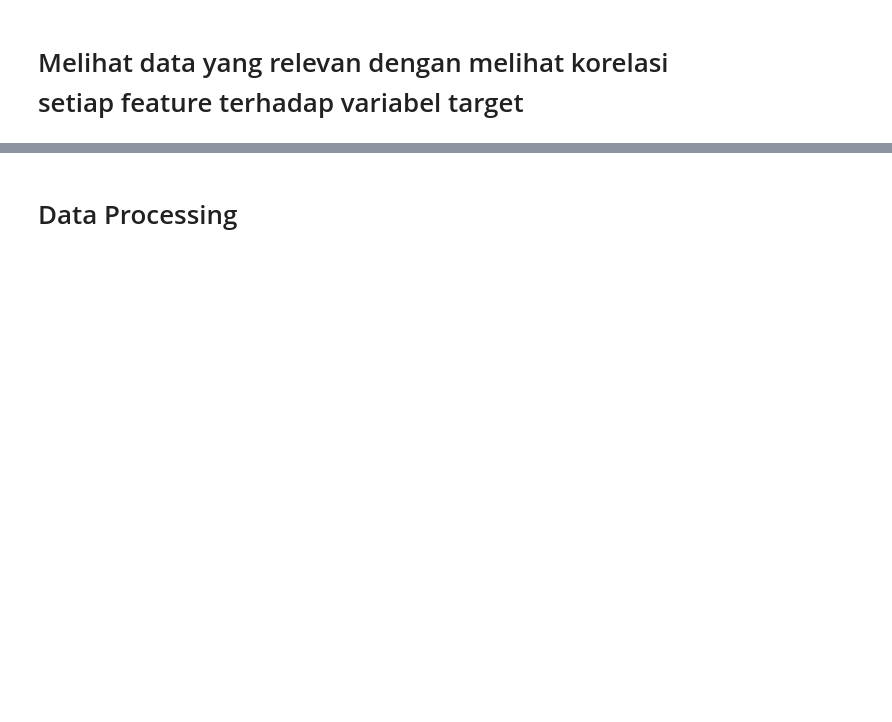
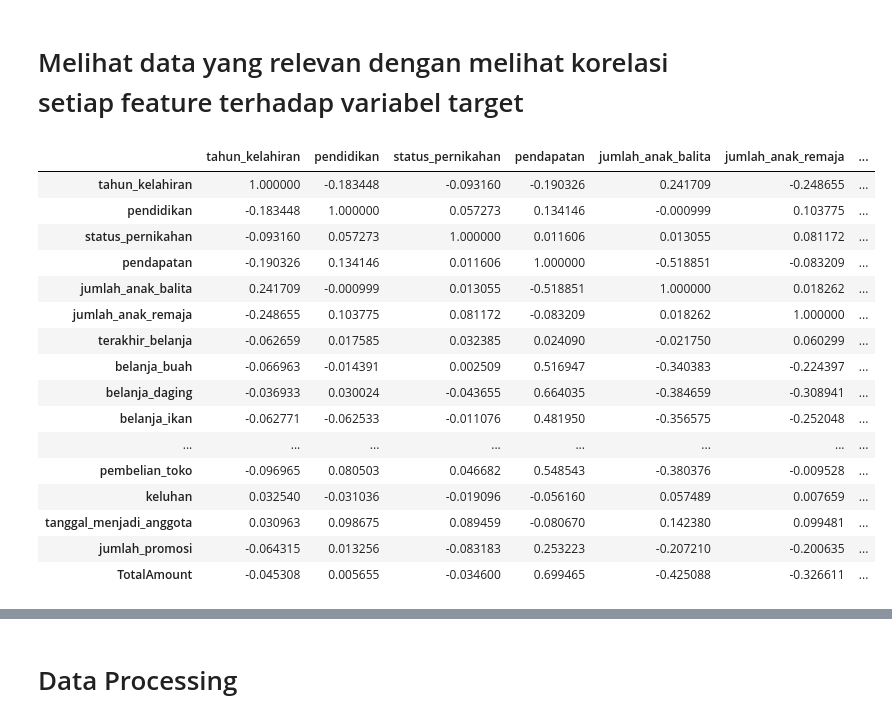
Before and after one commit to triskaaaw/prediction, a Jupyter notebook: prediction.ipynb, the cells around one changed output, grey strips where cells are left out. Saved outputs shown, nothing was run; the diff lists cells and outputs as text; code cells hidden in the pictures; blank space fills up the shorter version.

```diff
--- a/prediction.ipynb
+++ b/prediction.ipynb
@@ -545,5 +561,23 @@ df
 # %%
 # Menghitung korelasi Pearson antara setiap fitur dan variabel target
-df.corr()
+train.corr()
+# %% [output]
+|  | tahun_kelahiran | pendidikan | status_pernikahan | pendapatan | jumlah_anak_balita | jumlah_anak_remaja | ... |
+| tahun_kelahiran | 1.000000 | -0.183448 | -0.093160 | -0.190326 | 0.241709 | -0.248655 | ... |
+| pendidikan | -0.183448 | 1.000000 | 0.057273 | 0.134146 | -0.000999 | 0.103775 | ... |
+| status_pernikahan | -0.093160 | 0.057273 | 1.000000 | 0.011606 | 0.013055 | 0.081172 | ... |
+| pendapatan | -0.190326 | 0.134146 | 0.011606 | 1.000000 | -0.518851 | -0.083209 | ... |
+| jumlah_anak_balita | 0.241709 | -0.000999 | 0.013055 | -0.518851 | 1.000000 | 0.018262 | ... |
+| jumlah_anak_remaja | -0.248655 | 0.103775 | 0.081172 | -0.083209 | 0.018262 | 1.000000 | ... |
+| terakhir_belanja | -0.062659 | 0.017585 | 0.032385 | 0.024090 | -0.021750 | 0.060299 | ... |
+| belanja_buah | -0.066963 | -0.014391 | 0.002509 | 0.516947 | -0.340383 | -0.224397 | ... |
+| belanja_daging | -0.036933 | 0.030024 | -0.043655 | 0.664035 | -0.384659 | -0.308941 | ... |
+| belanja_ikan | -0.062771 | -0.062533 | -0.011076 | 0.481950 | -0.356575 | -0.252048 | ... |
+| ... | ... | ... | ... | ... | ... | ... | ... |
+| pembelian_toko | -0.096965 | 0.080503 | 0.046682 | 0.548543 | -0.380376 | -0.009528 | ... |
+| keluhan | 0.032540 | -0.031036 | -0.019096 | -0.056160 | 0.057489 | 0.007659 | ... |
+| tanggal_menjadi_anggota | 0.030963 | 0.098675 | 0.089459 | -0.080670 | 0.142380 | 0.099481 | ... |
+| jumlah_promosi | -0.064315 | 0.013256 | -0.083183 | 0.253223 | -0.207210 | -0.200635 | ... |
+| TotalAmount | -0.045308 | 0.005655 | -0.034600 | 0.699465 | -0.425088 | -0.326611 | ... |
 # %%
 # Membuat heatmap dari data korelasi
```
Also changed, not shown: parts of 70 cells of this notebook.
